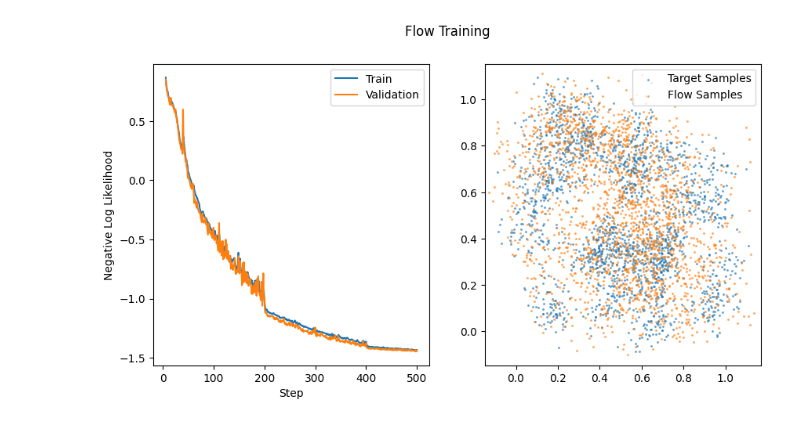
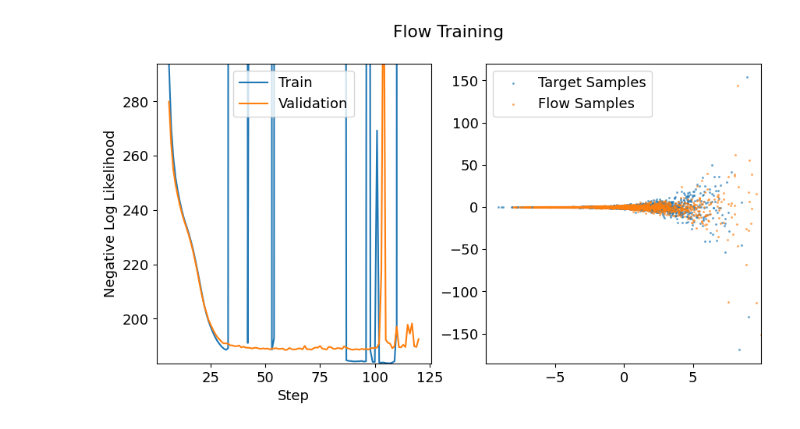
Before and after one commit to xapq/approximate-metropolis-hastings, a Jupyter notebook: NormalizingFlowsComparison.ipynb, the cells around one changed output. Saved outputs shown, nothing was run; the diff lists cells and outputs as text; code cells hidden in the pictures.

```diff
--- a/NormalizingFlowsComparison.ipynb
+++ b/NormalizingFlowsComparison.ipynb
@@ -51,7 +51,7 @@ mean_lim = np.array([0, 1])
 seed = 43
 n_components = 50
 D = 5
-variance_lim = (0.0005, 0.005)
+variance_lim = (0.01, 0.01)
 target = create_random_gaussian_mixture(dim=D, n_components=n_components, mean_lim=mean_lim, variance_lim=variance_lim, device=device, seed=seed)
 target_name = f'mog{n_components}_{D}d_vlim{variance_lim}_seed{seed}'
 target_friendly_name = f'{n_components}-Component MoG'
@@ -96,11 +96,11 @@ torch.cuda.empty_cache()
 x_train = target.sample((16_384,))
 # %%
 %%time
-flow = RNVP(num_blocks=20, dim=D, device=device)
+flow = RNVP(num_blocks=7, dim=D, device=device)
 print('Flow parameters:', count_parameters(flow))
-optimizer = torch.optim.SGD(flow.parameters(), lr=0.04, momentum=0.9)
-scheduler = torch.optim.lr_scheduler.StepLR(optimizer, gamma=0.2, step_size=200)
-flow_trainer = FlowTrainer(flow, target, optimizer=optimizer, scheduler=scheduler, batch_size=2048, device=device)
-flow_trainer.fit(x_train, n_epochs=500, plot_interval=10)
+optimizer = torch.optim.SGD(flow.parameters(), lr=0.04, momentum=0.8)
+scheduler = torch.optim.lr_scheduler.StepLR(optimizer, gamma=0.1, step_size=50)
+flow_trainer = FlowTrainer(flow, target, scheduler=scheduler, batch_size=2048, device=device, lr=0.0004)
+flow_trainer.fit(x_train, n_epochs=120, plot_interval=10)
 # %% [output]
-[figure, old version]
+[figure, new version]
```
Also changed, not shown: parts of 13 cells of this notebook, 11 other files.
